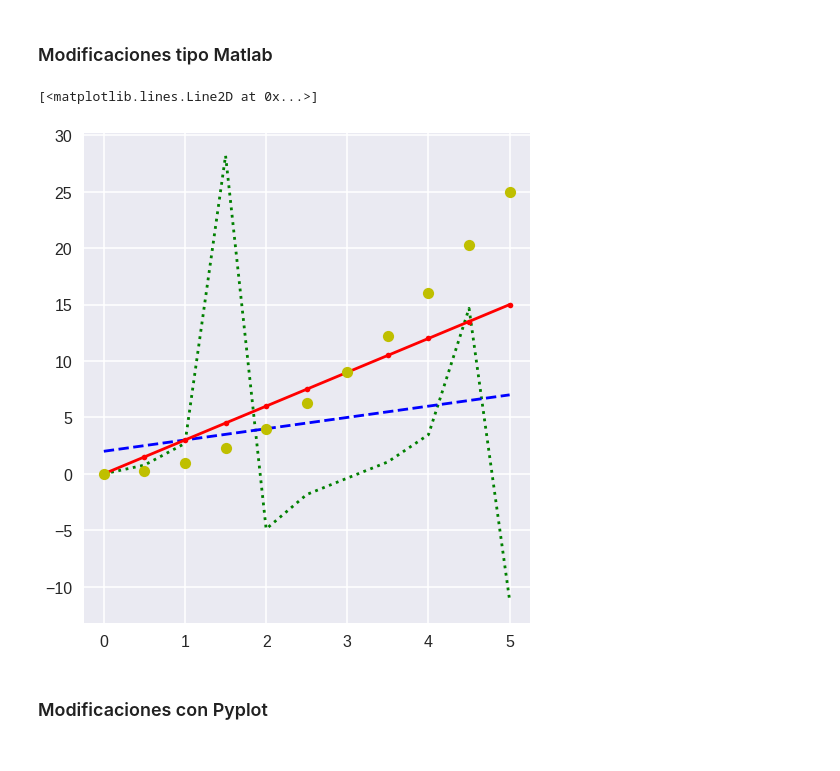
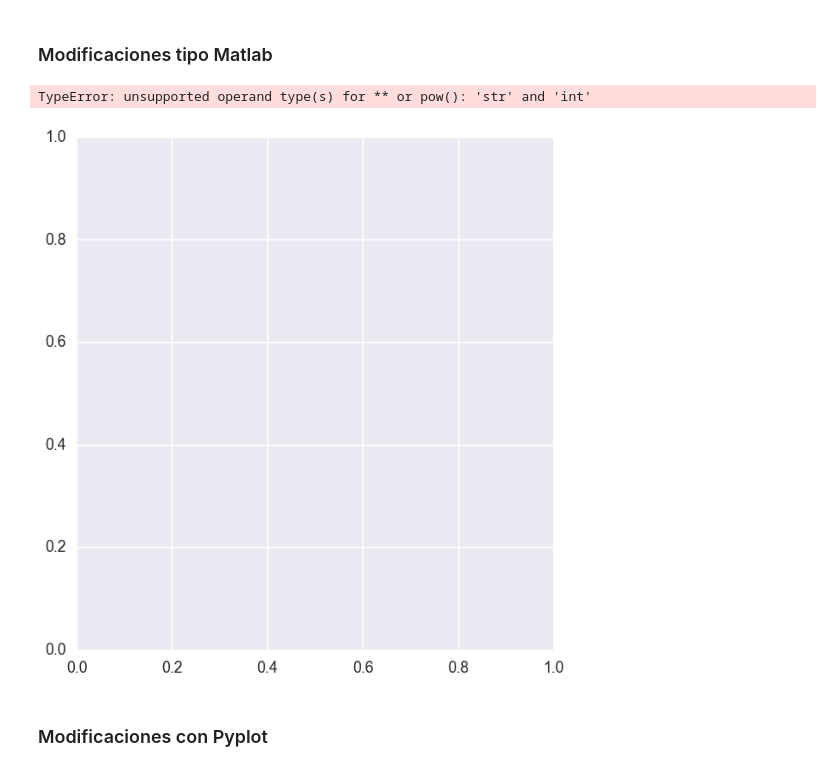
Before and after one commit to oleon2001/visualizacion_datos_matplotlib, a Jupyter notebook: Curso_Matplotlib_Seaborn.ipynb, the cells around one changed output. Cells and saved outputs as stored; diff of their text form; code cells hidden in the pictures.

```diff
--- a/Curso_Matplotlib_Seaborn.ipynb
+++ b/Curso_Matplotlib_Seaborn.ipynb
@@ -152,5 +172,7 @@ fig.show()
 
 Con "s" al final utiliza las bondades de Orientado a Objetos
 # %%
-x = np.linspace(0,5,11)
+x = np.linspace(0,5,12)
 y = np.sin(x)
+print(x)
+print(y)
@@ -233,0 +262,5 @@ print(plt.style.available) #Me trae los estilos que puedo usar por default
+# %%
+for x in plt.style.available:
+      plt.style.use(x)
+      fig, ax = plt.subplots(figsize=(2,2))
+      ax.set_title(x, size=20)
@@ -242,14 +289,13 @@ fig, ax =plt.subplots(figsize=(8,9))
 # %%
 plt.style.use('seaborn-poster') #Puedo cambiar los estilos
 fig, ax =plt.subplots(figsize=(8,9))
-
-ax.plot(x,np.sqrt(x*2+1)*np.tan(x),'g:')
-ax.plot(x,x+2,'b--')
-ax.plot(x,x*3,'r.-')
+#ax.plot(x,np.sqrt(x*2+1)*np.tan(x),'g:')#
+#ax.plot(x,x+2,'b--')
+#ax.plot(x,x*3,'r.-')
 ax.plot(x,x**2,'yo')
 # %% [output]
-[<matplotlib.lines.Line2D at 0x...>]
+TypeError: unsupported operand type(s) for ** or pow(): 'str' and 'int'
-[figure, old version]
+[figure, new version]
 # %% [markdown]
 ### Modificaciones con Pyplot
 # %%
```
Also changed, not shown: parts of 44 cells of this notebook, 2 other files.
